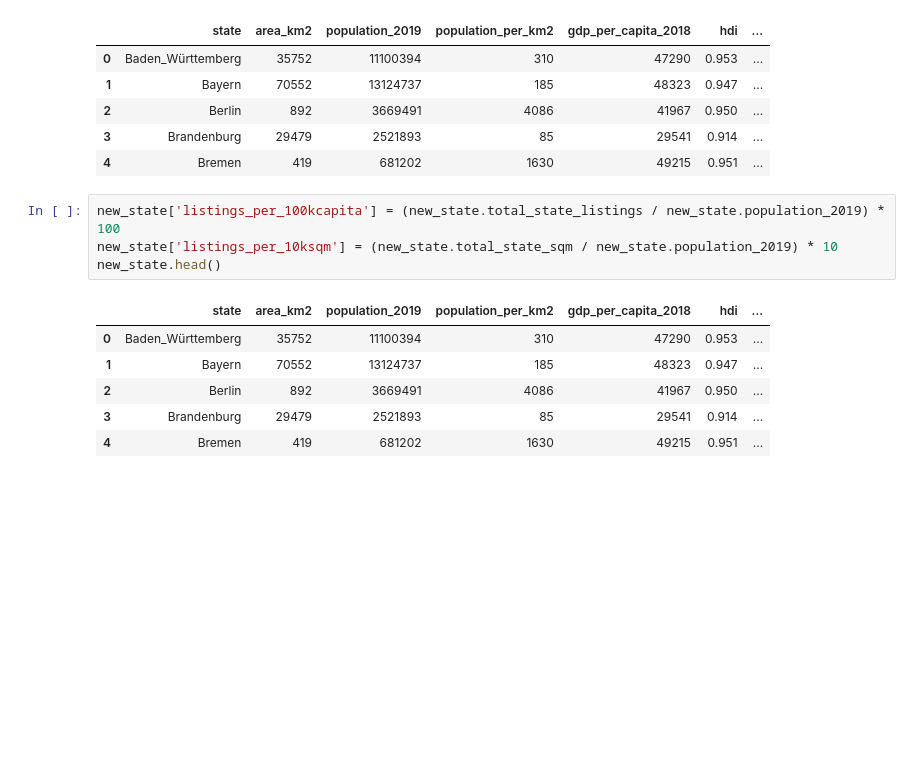
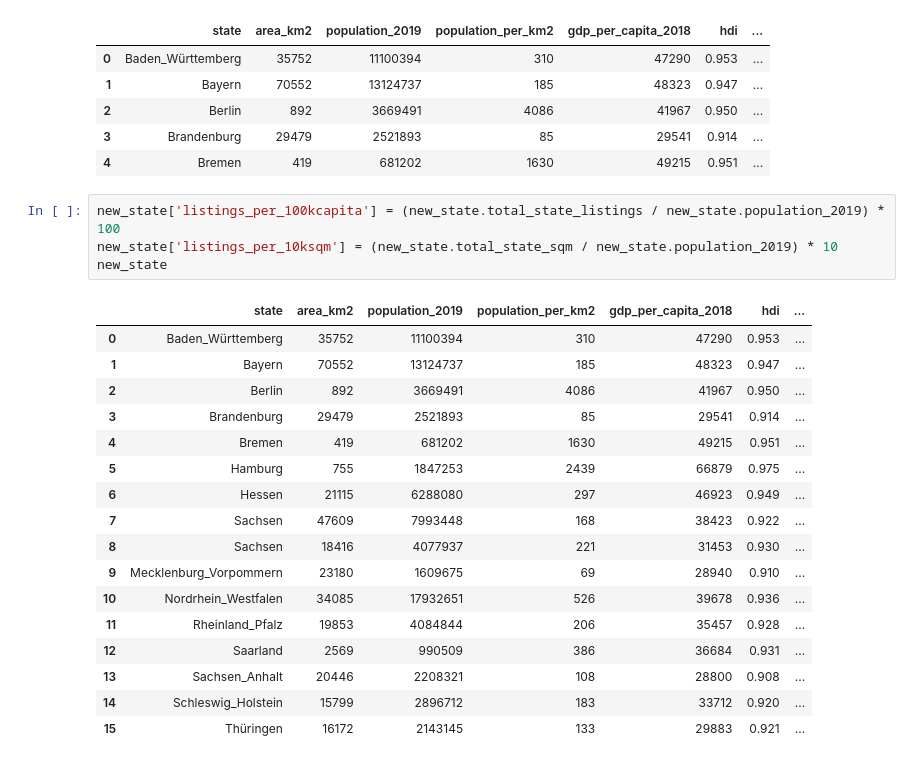
Before and after one commit to femi-lujo/germany_rental_apartments, a Jupyter notebook: notebooks/pre-processing_dev.ipynb, the cells around one changed output. Drawn from its saved outputs; the diff is of its cells as text; blank space fills up the shorter version.

```diff
--- a/notebooks/pre-processing_dev.ipynb
+++ b/notebooks/pre-processing_dev.ipynb
@@ -209,13 +209,24 @@ new_state.head()
 # %%
 new_state['listings_per_100kcapita'] = (new_state.total_state_listings / new_state.population_2019) * 100
 new_state['listings_per_10ksqm'] = (new_state.total_state_sqm / new_state.population_2019) * 10
-new_state.head()
+new_state
 # %% [output]
 |  | state | area_km2 | population_2019 | population_per_km2 | gdp_per_capita_2018 | hdi | ... |
 | 0 | Baden_Württemberg | 35752 | 11100394 | 310 | 47290 | 0.953 | ... |
 | 1 | Bayern | 70552 | 13124737 | 185 | 48323 | 0.947 | ... |
 | 2 | Berlin | 892 | 3669491 | 4086 | 41967 | 0.950 | ... |
 | 3 | Brandenburg | 29479 | 2521893 | 85 | 29541 | 0.914 | ... |
 | 4 | Bremen | 419 | 681202 | 1630 | 49215 | 0.951 | ... |
+| 5 | Hamburg | 755 | 1847253 | 2439 | 66879 | 0.975 | ... |
+| 6 | Hessen | 21115 | 6288080 | 297 | 46923 | 0.949 | ... |
+| 7 | Sachsen | 47609 | 7993448 | 168 | 38423 | 0.922 | ... |
+| 8 | Sachsen | 18416 | 4077937 | 221 | 31453 | 0.930 | ... |
+| 9 | Mecklenburg_Vorpommern | 23180 | 1609675 | 69 | 28940 | 0.910 | ... |
+| 10 | Nordrhein_Westfalen | 34085 | 17932651 | 526 | 39678 | 0.936 | ... |
+| 11 | Rheinland_Pfalz | 19853 | 4084844 | 206 | 35457 | 0.928 | ... |
+| 12 | Saarland | 2569 | 990509 | 386 | 36684 | 0.931 | ... |
+| 13 | Sachsen_Anhalt | 20446 | 2208321 | 108 | 28800 | 0.908 | ... |
+| 14 | Schleswig_Holstein | 15799 | 2896712 | 183 | 33712 | 0.920 | ... |
+| 15 | Thüringen | 16172 | 2143145 | 133 | 29883 | 0.921 | ... |
 # %%
 new_state.drop(columns = ['population_2019', 'area_km2', 'total_state_listings', 'total_state_sqm'], inplace = True)
```
Also changed, not shown: parts of 26 cells of this notebook.
